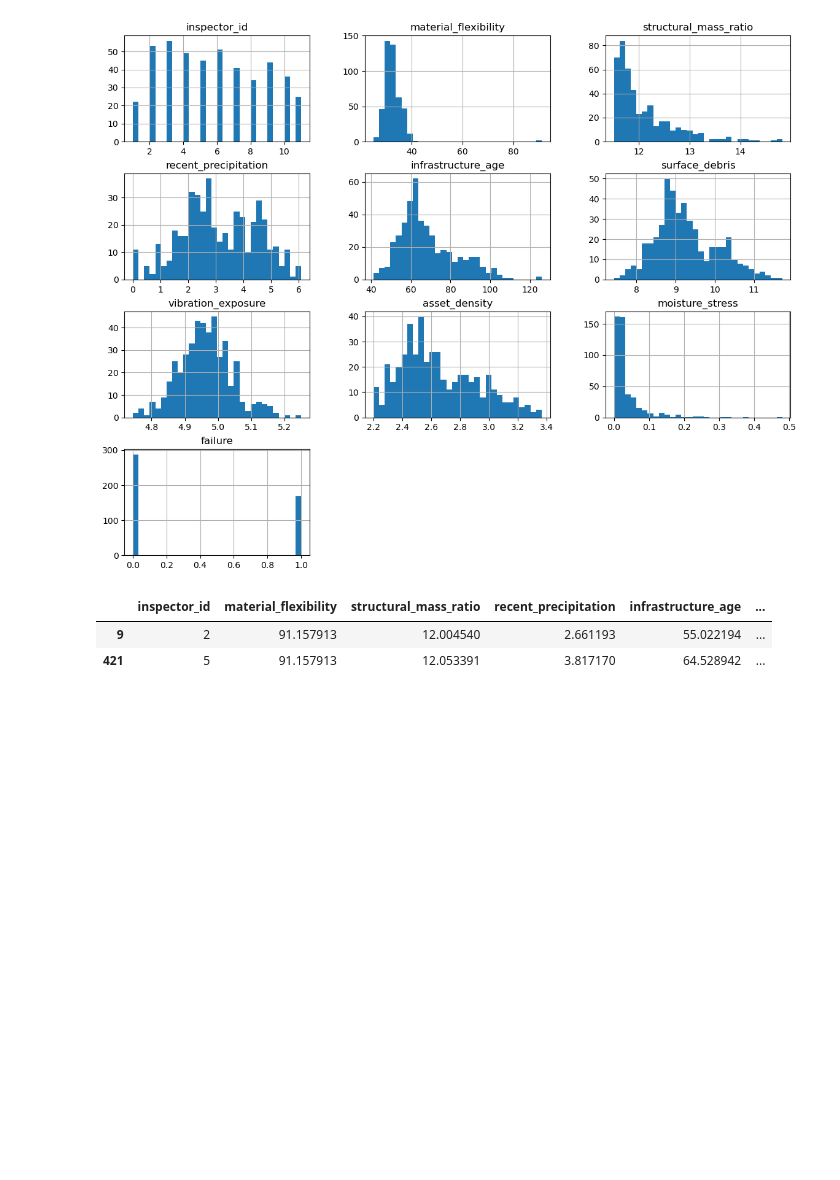
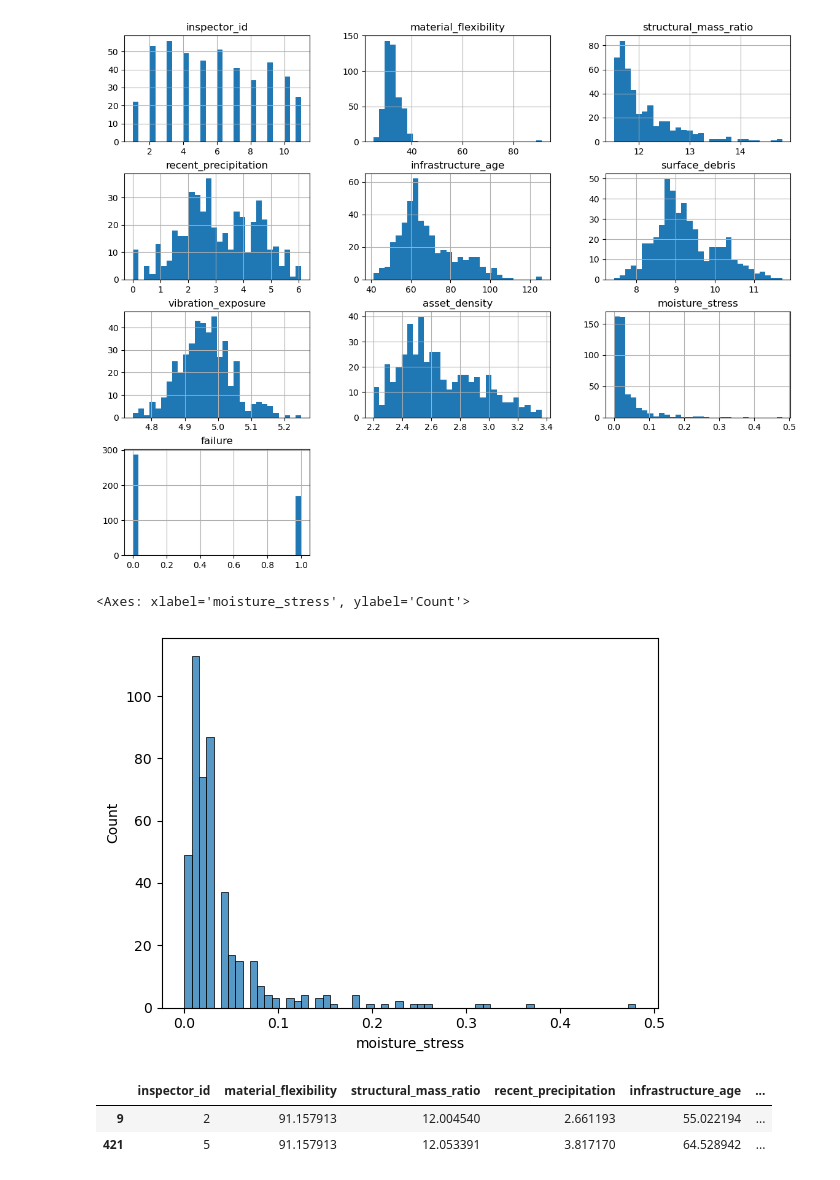
Before and after one commit to dannylee112/Machine-learning-models, a Jupyter notebook: ITNPBD6.ipynb, the cells around one changed output. Drawn from its saved outputs; the diff is of its cells as text; code cells hidden in the pictures; blank space fills up the shorter version.

```diff
--- a/ITNPBD6.ipynb
+++ b/ITNPBD6.ipynb
@@ -67,6 +68,11 @@ urbandata.hist(bins = 30, figsize = (14,11))
 plt.show()
 # %% [output]
 [figure]
+# %%
+sns.histplot(data = urbandata["moisture_stress"])
+# %% [output]
+<Axes: xlabel='moisture_stress', ylabel='Count'>
+[figure, added]
 # %%
 #Checking how many outliers there are in material flexibility, using 45 as a threshold
 
```
Also changed, not shown: parts of 33 cells of this notebook.
